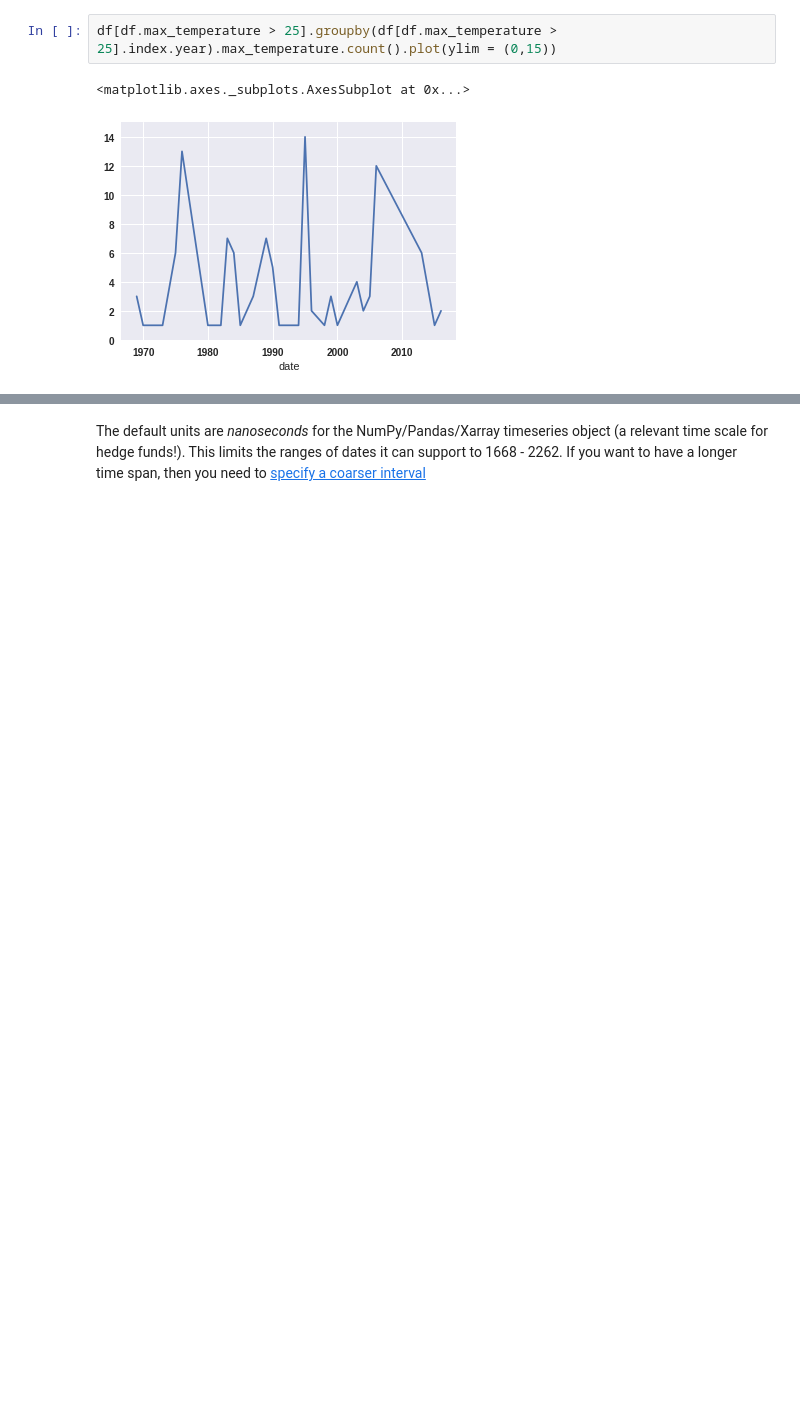
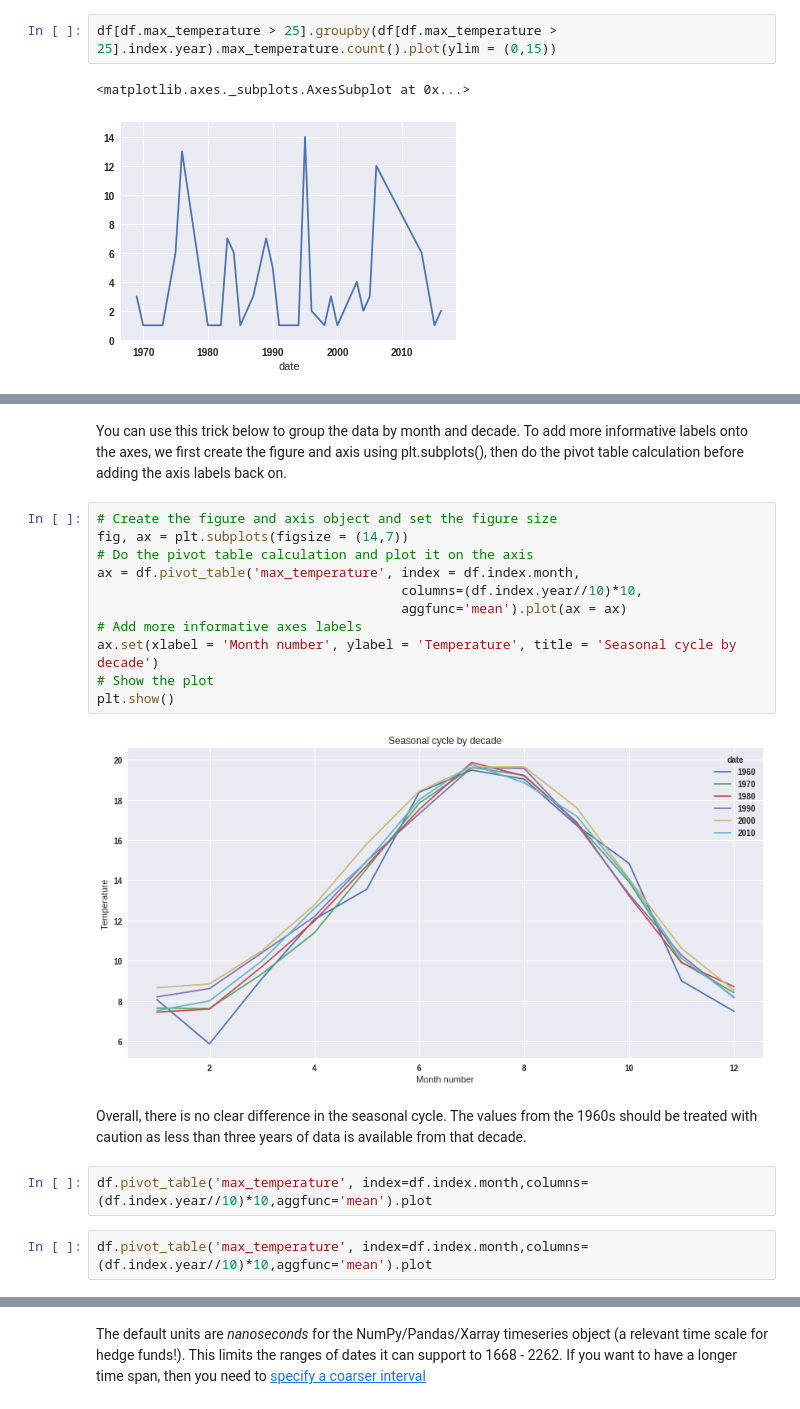
Before and after one commit to braaannigan/climate_python_intro, a Jupyter notebook: pandas_1.ipynb, the cells around one changed output, grey strips where cells are left out. Saved outputs shown, nothing was run; the diff lists cells and outputs as text; blank space fills up the shorter version.

Commit message:
pandas pivot table

```diff
--- a/pandas_1.ipynb
+++ b/pandas_1.ipynb
@@ -269,0 +293,21 @@ df[df.min_temperature < 0].groupby(df[df.min_temperature < 0].index.year).min_te
+# %% [markdown]
+You can use this trick below to group the data by month and decade.  To add more informative labels onto the axes, we first create the figure and axis using plt.subplots(), then do the pivot table calculation before adding the axis labels back on.
+# %%
+# Create the figure and axis object and set the figure size
+fig, ax = plt.subplots(figsize = (14,7))
+# Do the pivot table calculation and plot it on the axis
+ax = df.pivot_table('max_temperature', index = df.index.month,
+                                       columns=(df.index.year//10)*10,
+                                       aggfunc='mean').plot(ax = ax)
+# Add more informative axes labels
+ax.set(xlabel = 'Month number', ylabel = 'Temperature', title = 'Seasonal cycle by decade')
+# Show the plot
+plt.show()
+# %% [output]
+[figure, added]
+# %% [markdown]
+Overall, there is no clear difference in the seasonal cycle.  The values from the 1960s should be treated with caution as less than three years of data is available from that decade.
+# %%
+df.pivot_table('max_temperature', index=df.index.month,columns=(df.index.year//10)*10,aggfunc='mean').plot
+# %%
+df.pivot_table('max_temperature', index=df.index.month,columns=(df.index.year//10)*10,aggfunc='mean').plot
```
Also changed, not shown: parts of 17 cells of this notebook.
